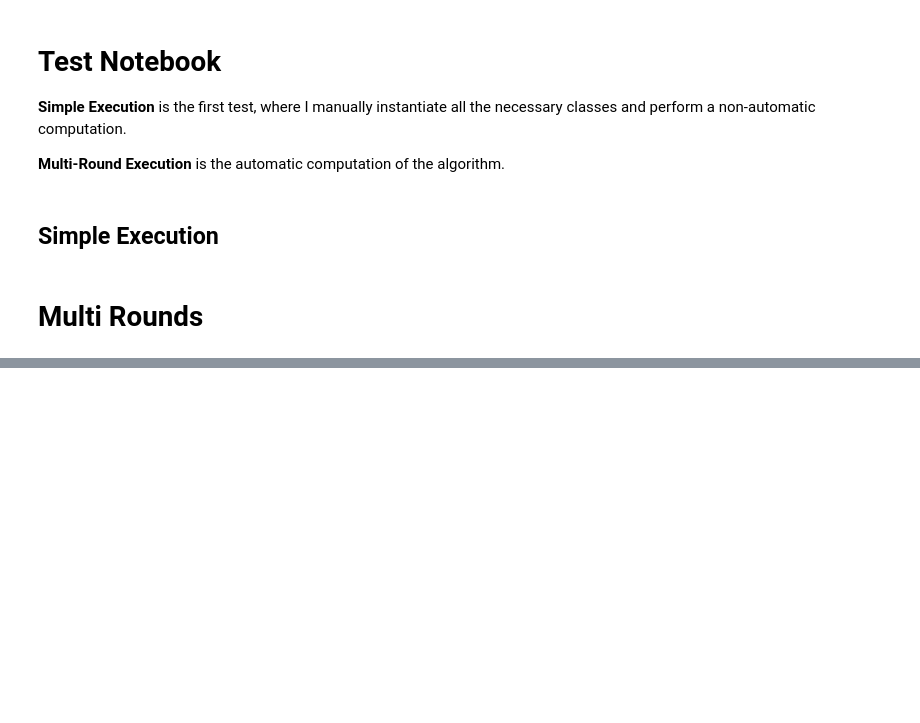
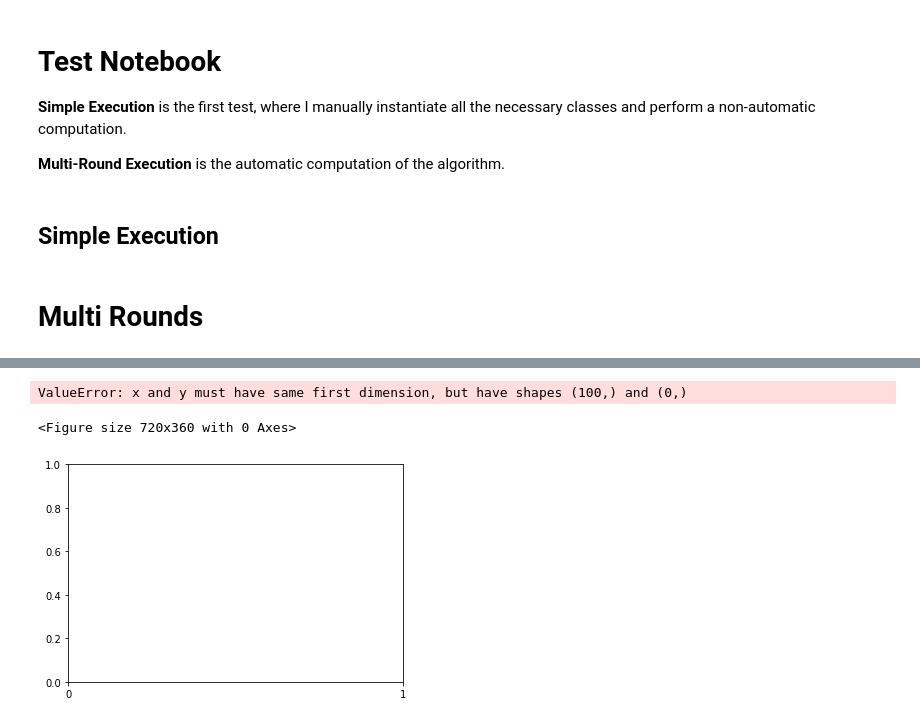
Before and after one commit to alexbergamasco96/NS_FederatedLearning, a Jupyter notebook: test.ipynb, the cells around one changed output, grey strips where cells are left out. Cells and saved outputs as stored; diff of their text form; code cells hidden in the pictures; blank space fills up the shorter version.

```diff
--- a/test.ipynb
+++ b/test.ipynb
@@ -238,0 +241,25 @@ plt.draw()
+# %%
+worker_list = []
+worker_list.append(Worker(coef = np.zeros(shape=dataset_X[0].size), intercept = np.zeros(shape=1), model=linear_model.LinearRegression()))
+
+server = Server(coef = np.zeros(shape=dataset_X[0].size), intercept = np.zeros(shape=1), workers = worker_list, num_features = dataset_X[0].size)
+
+
+error_single = []
+score_single = []
+
+for i in range(0, num_rounds):
+
+    worker_list[0].train(X = train_list_X[i*num_workers] , y = train_list_y[i*num_workers])
+
+    server.aggregation()
+    server.return_to_workers()
+
+    pred_server = server.evaluate(test_X)
+    print('------ROUND {}------'.format(i+1))
+    print('Mean squared error: %.3f'
+          % mean_squared_error(test_y, pred_server))
+    print('Coefficient of determinaton: %.3f \n'
+          % r2_score(test_y, pred_server))
+    error_single.append(mean_squared_error(test_y, pred_server))
+    score_single.append(r2_score(test_y, pred_server))
@@ -238,0 +284,18 @@ plt.draw()
+# %%
+from matplotlib.pyplot import figure
+from matplotlib.ticker import MaxNLocator
+
+figure(figsize=(10,5))
+
+x = np.arange(num_rounds)
+
+ax = plt.figure().gca()
+
+ax.xaxis.set_major_locator(MaxNLocator(integer=True))
+
+plt.plot(x, error, color='red', linewidth=3)
+plt.plot(x, error_single, color='blue')
+# %% [output]
+ValueError: x and y must have same first dimension, but have shapes (100,) and (0,)
+<Figure size 720x360 with 0 Axes>
+[figure, added]
```
Also changed, not shown: parts of 10 cells of this notebook, 8 other files.
